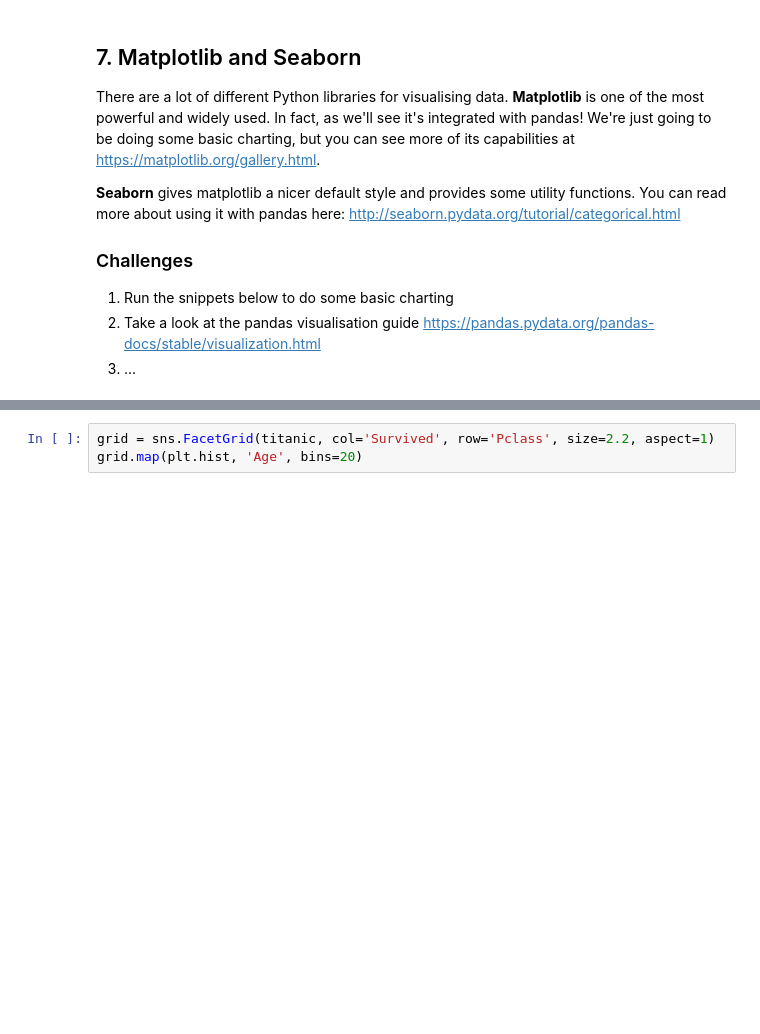
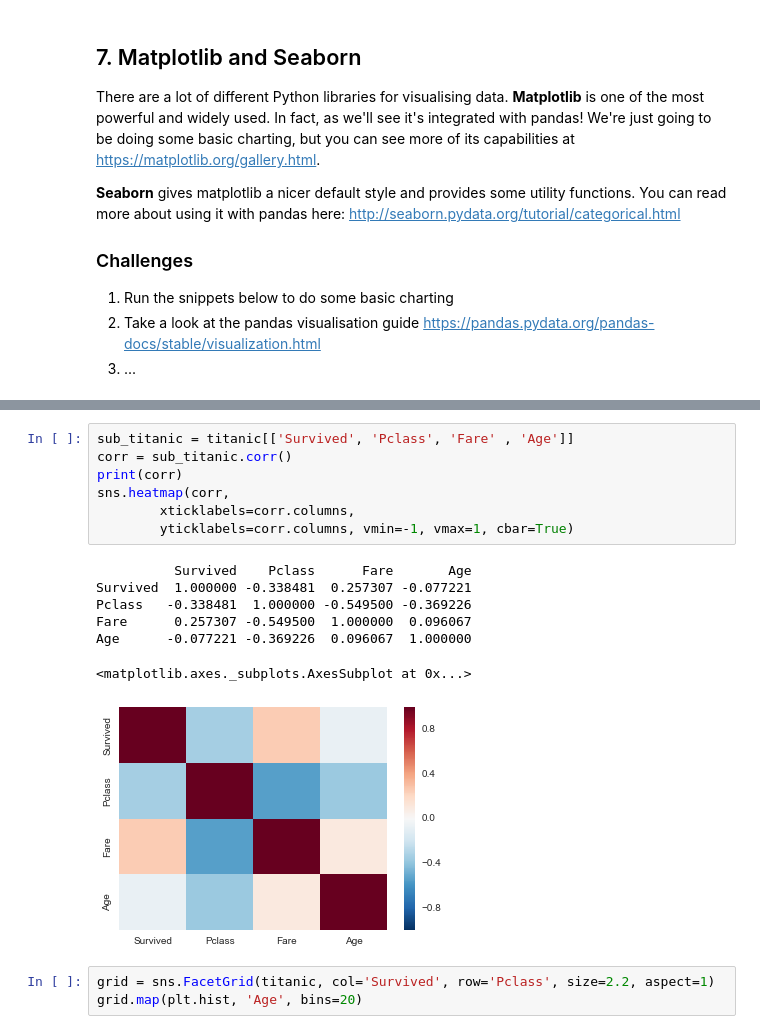
Before and after one commit to pjpeng17/ml-workshop, a Jupyter notebook: ml-intro.ipynb, the cells around one changed output, grey strips where cells are left out. Saved outputs shown, nothing was run; the diff lists cells and outputs as text; blank space fills up the shorter version.

```diff
--- a/ml-intro.ipynb
+++ b/ml-intro.ipynb
@@ -117,3 +138,18 @@ sns.pairplot(x_vars=["Age"], y_vars=["Fare"], data=titanic, hue="Embarked", size
+# %%
+sub_titanic = titanic[['Survived', 'Pclass', 'Fare' , 'Age']]
+corr = sub_titanic.corr()
+print(corr)
+sns.heatmap(corr,
+        xticklabels=corr.columns,
+        yticklabels=corr.columns, vmin=-1, vmax=1, cbar=True)
+# %% [output]
+          Survived    Pclass      Fare       Age
+Survived  1.000000 -0.338481  0.257307 -0.077221
+Pclass   -0.338481  1.000000 -0.549500 -0.369226
+Fare      0.257307 -0.549500  1.000000  0.096067
+Age      -0.077221 -0.369226  0.096067  1.000000
+<matplotlib.axes._subplots.AxesSubplot at 0x...>
+[figure, added]
 # %%
 grid = sns.FacetGrid(titanic, col='Survived', row='Pclass', size=2.2, aspect=1)
 grid.map(plt.hist, 'Age', bins=20)
```
Also changed, not shown: parts of 3 cells of this notebook.
